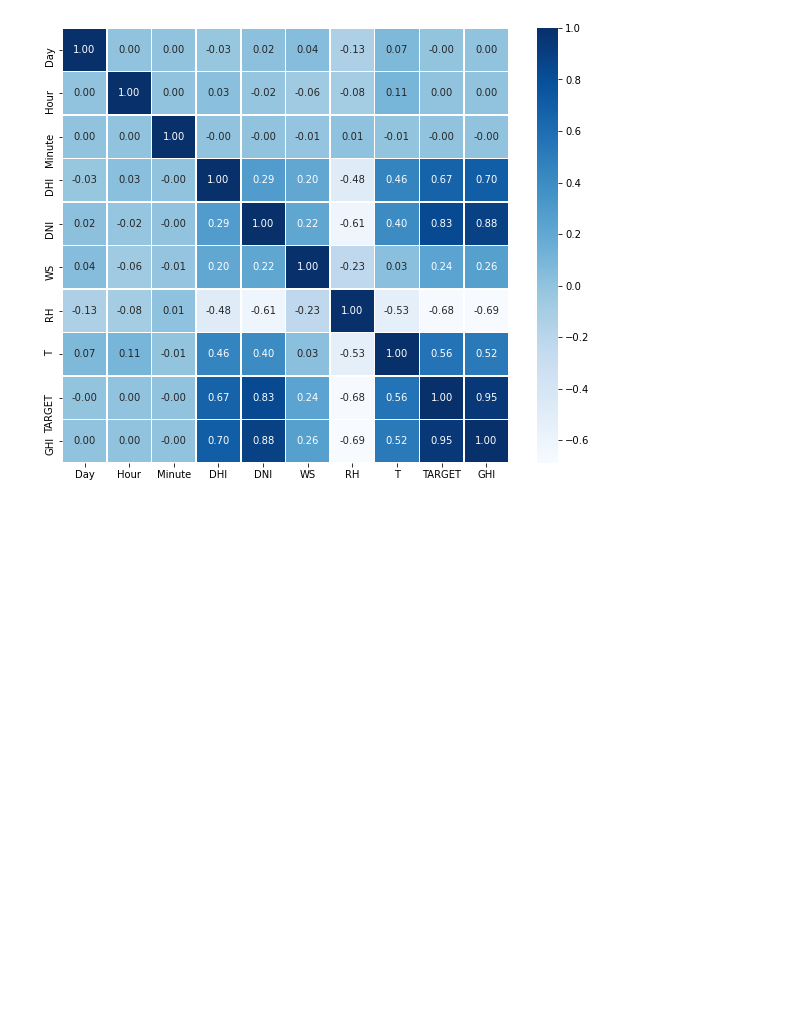
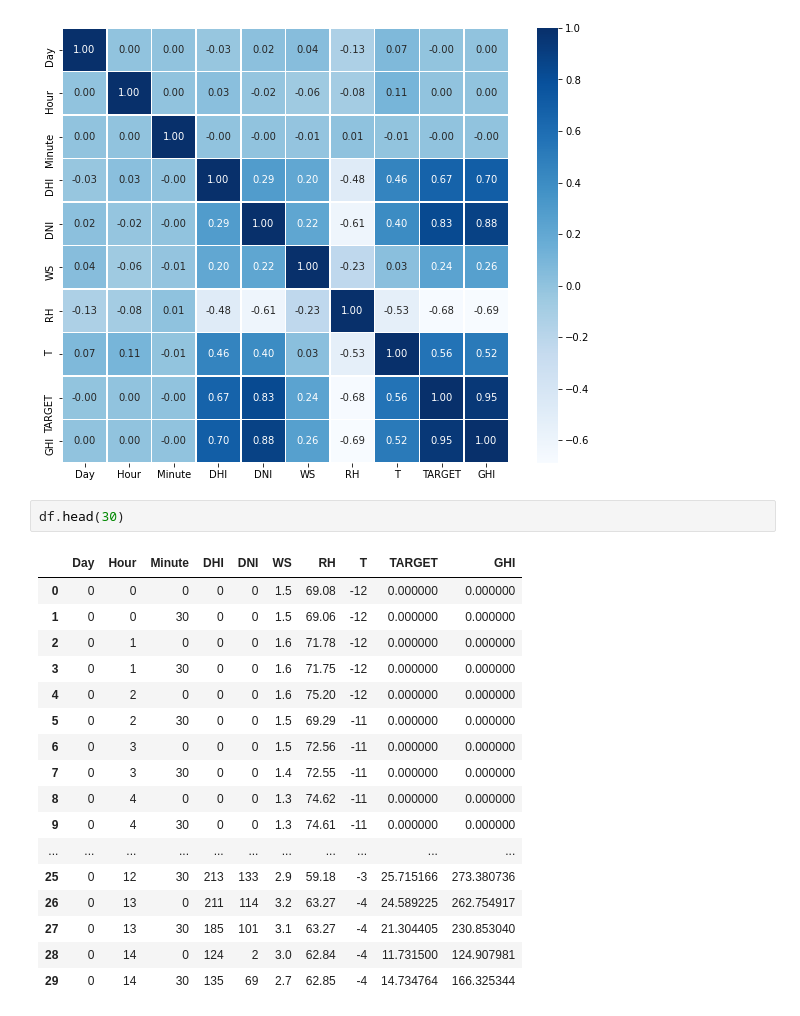
Before and after one commit to J-woooo/Dacon, a Jupyter notebook: jiiiiiiiiiiiiiiin/GHI.ipynb, the cells around one changed output. Saved outputs shown, nothing was run; the diff lists cells and outputs as text; blank space fills up the shorter version.

```diff
--- a/jiiiiiiiiiiiiiiin/GHI.ipynb
+++ b/jiiiiiiiiiiiiiiin/GHI.ipynb
@@ -110,3 +110,23 @@ fmt='.2f', linewidths=.5, cmap='Blues')
 <Figure size 720x576 with 0 Axes>
 <matplotlib.axes._subplots.AxesSubplot at 0x...>
 [figure]
+# %%
+df.head(30)
+# %% [output]
+|  | Day | Hour | Minute | DHI | DNI | WS | RH | T | TARGET | GHI |
+| 0 | 0 | 0 | 0 | 0 | 0 | 1.5 | 69.08 | -12 | 0.000000 | 0.000000 |
+| 1 | 0 | 0 | 30 | 0 | 0 | 1.5 | 69.06 | -12 | 0.000000 | 0.000000 |
+| 2 | 0 | 1 | 0 | 0 | 0 | 1.6 | 71.78 | -12 | 0.000000 | 0.000000 |
+| 3 | 0 | 1 | 30 | 0 | 0 | 1.6 | 71.75 | -12 | 0.000000 | 0.000000 |
+| 4 | 0 | 2 | 0 | 0 | 0 | 1.6 | 75.20 | -12 | 0.000000 | 0.000000 |
+| 5 | 0 | 2 | 30 | 0 | 0 | 1.5 | 69.29 | -11 | 0.000000 | 0.000000 |
+| 6 | 0 | 3 | 0 | 0 | 0 | 1.5 | 72.56 | -11 | 0.000000 | 0.000000 |
+| 7 | 0 | 3 | 30 | 0 | 0 | 1.4 | 72.55 | -11 | 0.000000 | 0.000000 |
+| 8 | 0 | 4 | 0 | 0 | 0 | 1.3 | 74.62 | -11 | 0.000000 | 0.000000 |
+| 9 | 0 | 4 | 30 | 0 | 0 | 1.3 | 74.61 | -11 | 0.000000 | 0.000000 |
+| ... | ... | ... | ... | ... | ... | ... | ... | ... | ... | ... |
+| 25 | 0 | 12 | 30 | 213 | 133 | 2.9 | 59.18 | -3 | 25.715166 | 273.380736 |
+| 26 | 0 | 13 | 0 | 211 | 114 | 3.2 | 63.27 | -4 | 24.589225 | 262.754917 |
+| 27 | 0 | 13 | 30 | 185 | 101 | 3.1 | 63.27 | -4 | 21.304405 | 230.853040 |
+| 28 | 0 | 14 | 0 | 124 | 2 | 3.0 | 62.84 | -4 | 11.731500 | 124.907981 |
+| 29 | 0 | 14 | 30 | 135 | 69 | 2.7 | 62.85 | -4 | 14.734764 | 166.325344 |
```
